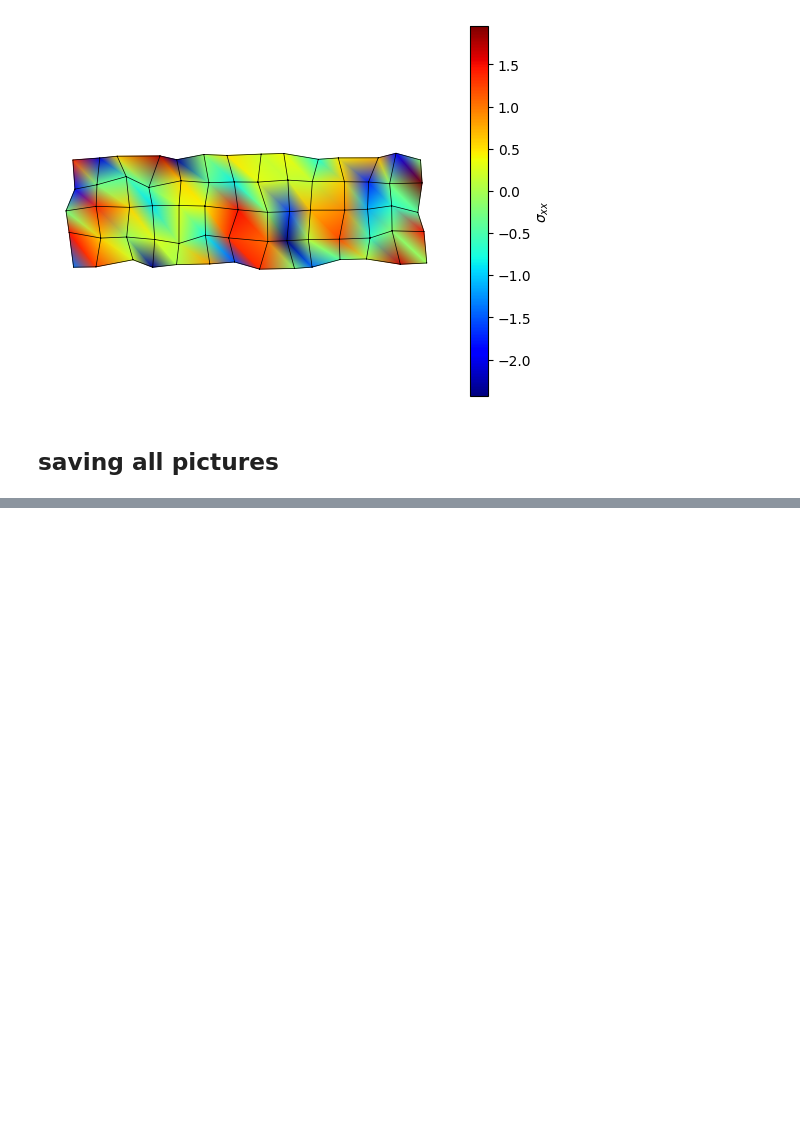
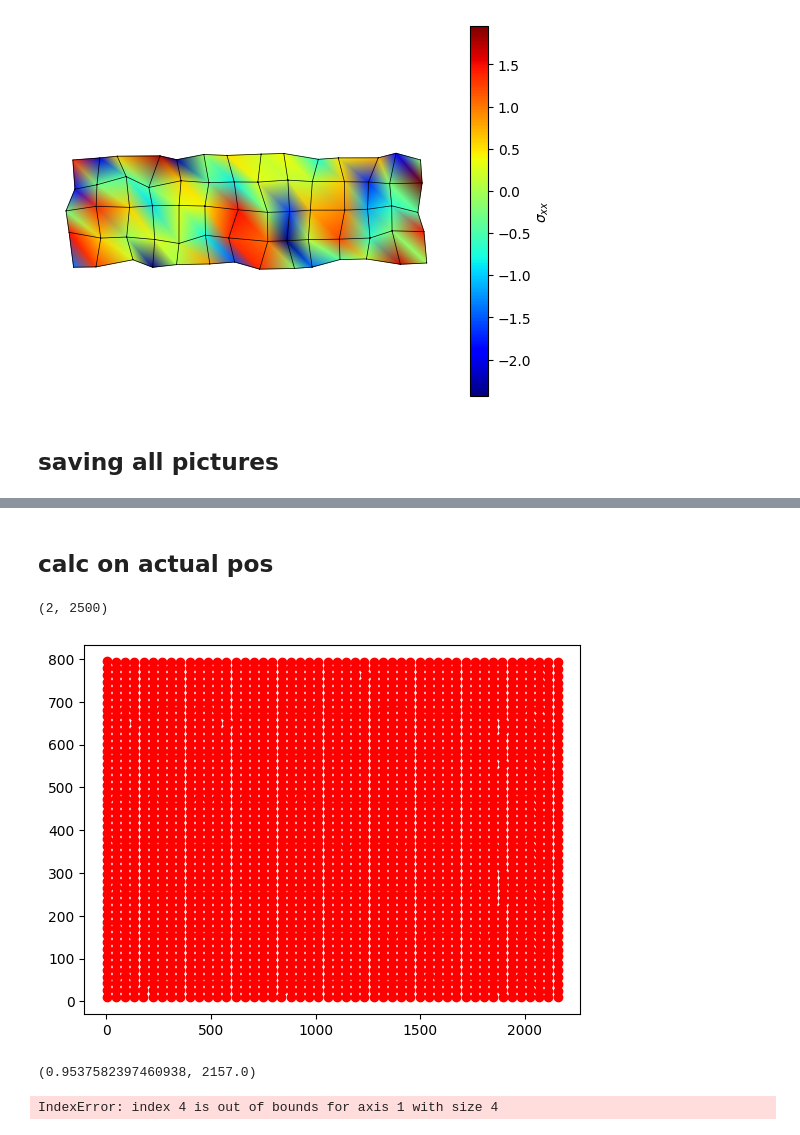
Before and after one commit to ravilkooo/ContactlessPlaneTesting, a Jupyter notebook: ravil/visualisation.ipynb, the cells around one changed output, grey strips where cells are left out. Drawn from its saved outputs; the diff is of its cells as text; code cells hidden in the pictures; blank space fills up the shorter version.

```diff
--- a/ravil/visualisation.ipynb
+++ b/ravil/visualisation.ipynb
@@ -777,0 +745,23 @@ TypeError: Image data of dtype object cannot be converted to float
+# %% [markdown]
+## calc on actual pos
+# %%
+all_pos_vals_actual = np.load(pjoin('actual pos', 'all_pos_vals.npy'))
+all_ui_vals_actual = np.load(pjoin('actual pos', 'all_ui_vals.npy'))
+# %%
+all_pos_vals_actual[0].T.shape
+# %% [output]
+(2, 2500)
+# %%
+plt.plot(all_pos_vals_actual[0].T[0], all_pos_vals_actual[0].T[1], 'ro')
+plt.show()
+# %% [output]
+[figure, added]
+# %%
+min(all_pos_vals_actual[0].T[0]), max(all_pos_vals_actual[0].T[0])
+# %% [output]
+(0.9537582397460938, 2157.0)
+# %%
+# MeshQuad([all_pos_vals_actual[0].T[0], all_pos_vals_actual[0].T[1]])
+MeshTet([[0.5,1,1,0], [1,1,0.5,0]])
+# %% [output]
+IndexError: index 4 is out of bounds for axis 1 with size 4
```
Also changed, not shown: parts of 8 cells of this notebook.
